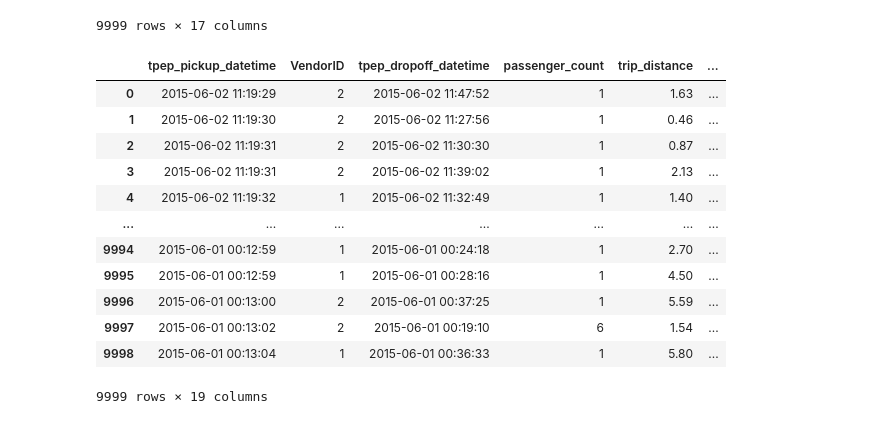
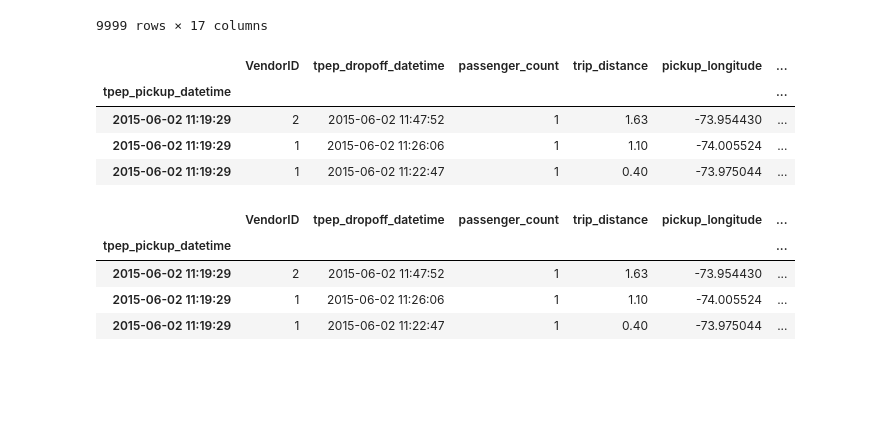
Before and after one commit to reuven/apple-2025-02February-pandas, a Jupyter notebook: 2025-03March-11.ipynb, the cells around one changed output. Drawn from its saved outputs; the diff is of its cells as text; code cells hidden in the pictures; blank space fills up the shorter version.

```diff
--- a/2025-03March-11.ipynb
+++ b/2025-03March-11.ipynb
@@ -324,17 +324,29 @@ df
 | 1 | 2015-06-01 00:13:04 | 2015-06-01 00:36:33 | 1 | 5.80 | -73.983215 | ... |
 9999 rows × 17 columns
 # %%
+# what if I want those rows where tpep_pickup_datetime is '2015-06-02 11:19:29'?
+
+(
+    df
+    .reset_index(level='VendorID')
+    .loc['2015-06-02 11:19:29']
+)
 # %% [output]
-|  | tpep_pickup_datetime | VendorID | tpep_dropoff_datetime | passenger_count | trip_distance | ... |
-| 0 | 2015-06-02 11:19:29 | 2 | 2015-06-02 11:47:52 | 1 | 1.63 | ... |
-| 1 | 2015-06-02 11:19:30 | 2 | 2015-06-02 11:27:56 | 1 | 0.46 | ... |
-| 2 | 2015-06-02 11:19:31 | 2 | 2015-06-02 11:30:30 | 1 | 0.87 | ... |
-| 3 | 2015-06-02 11:19:31 | 2 | 2015-06-02 11:39:02 | 1 | 2.13 | ... |
-| 4 | 2015-06-02 11:19:32 | 1 | 2015-06-02 11:32:49 | 1 | 1.40 | ... |
-| ... | ... | ... | ... | ... | ... | ... |
-| 9994 | 2015-06-01 00:12:59 | 1 | 2015-06-01 00:24:18 | 1 | 2.70 | ... |
-| 9995 | 2015-06-01 00:12:59 | 1 | 2015-06-01 00:28:16 | 1 | 4.50 | ... |
-| 9996 | 2015-06-01 00:13:00 | 2 | 2015-06-01 00:37:25 | 1 | 5.59 | ... |
-| 9997 | 2015-06-01 00:13:02 | 2 | 2015-06-01 00:19:10 | 6 | 1.54 | ... |
-| 9998 | 2015-06-01 00:13:04 | 1 | 2015-06-01 00:36:33 | 1 | 5.80 | ... |
+|  | VendorID | tpep_dropoff_datetime | passenger_count | trip_distance | pickup_longitude | ... |
+| tpep_pickup_datetime |  |  |  |  |  | ... |
+| 2015-06-02 11:19:29 | 2 | 2015-06-02 11:47:52 | 1 | 1.63 | -73.954430 | ... |
+| 2015-06-02 11:19:29 | 1 | 2015-06-02 11:26:06 | 1 | 1.10 | -74.005524 | ... |
+| 2015-06-02 11:19:29 | 1 | 2015-06-02 11:22:47 | 1 | 0.40 | -73.975044 | ... |
-9999 rows × 19 columns
+# %%
+
+(
+    df
+    .reset_index(level=0)
+    .loc['2015-06-02 11:19:29']
+)
+# %% [output]
+|  | VendorID | tpep_dropoff_datetime | passenger_count | trip_distance | pickup_longitude | ... |
+| tpep_pickup_datetime |  |  |  |  |  | ... |
+| 2015-06-02 11:19:29 | 2 | 2015-06-02 11:47:52 | 1 | 1.63 | -73.954430 | ... |
+| 2015-06-02 11:19:29 | 1 | 2015-06-02 11:26:06 | 1 | 1.10 | -74.005524 | ... |
+| 2015-06-02 11:19:29 | 1 | 2015-06-02 11:22:47 | 1 | 0.40 | -73.975044 | ... |
```
